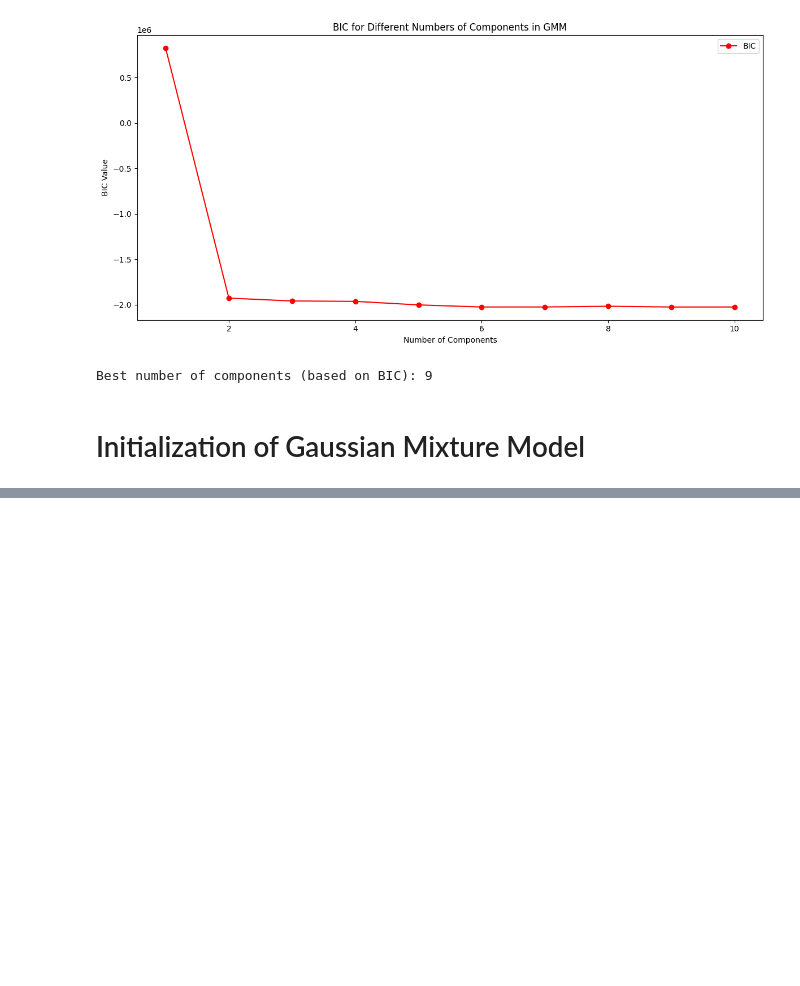
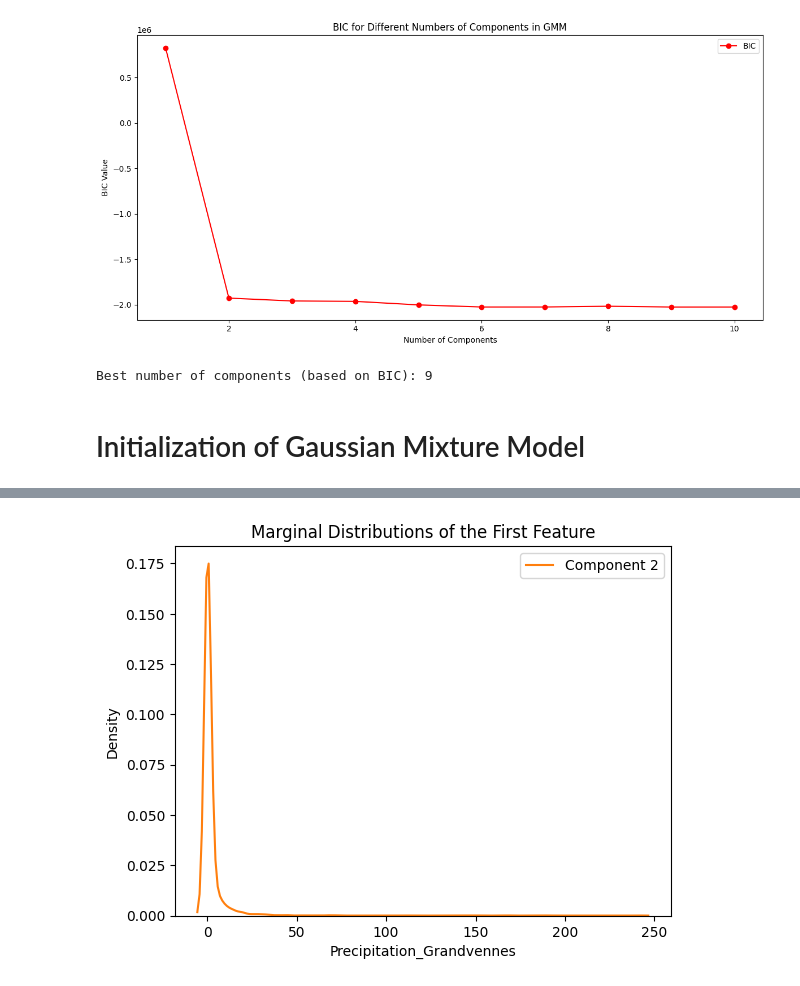
Before and after one commit to CHGROSJEAN/2024_MLEES, a Jupyter notebook: Projet/Projet_Charlotte_Grosjean.ipynb, the cells around one changed output, grey strips where cells are left out. Saved outputs shown, nothing was run; the diff lists cells and outputs as text; code cells hidden in the pictures; blank space fills up the shorter version.

```diff
--- a/Projet/Projet_Charlotte_Grosjean.ipynb
+++ b/Projet/Projet_Charlotte_Grosjean.ipynb
@@ -309,0 +395,9 @@ gmm = GaussianMixture(n_components=2, covariance_type='full', random_state=42)
+# %%
+import seaborn as sns
+for i in range(gmm.n_components):
+    sns.kdeplot(X_train[labels == i]['Precipitation_Grandvennes'], label=f'Component {i+1}')
+plt.title('Marginal Distributions of the First Feature')
+plt.legend()
+plt.show()
+# %% [output]
+[figure, added]
```
Also changed, not shown: parts of 4 cells of this notebook.
